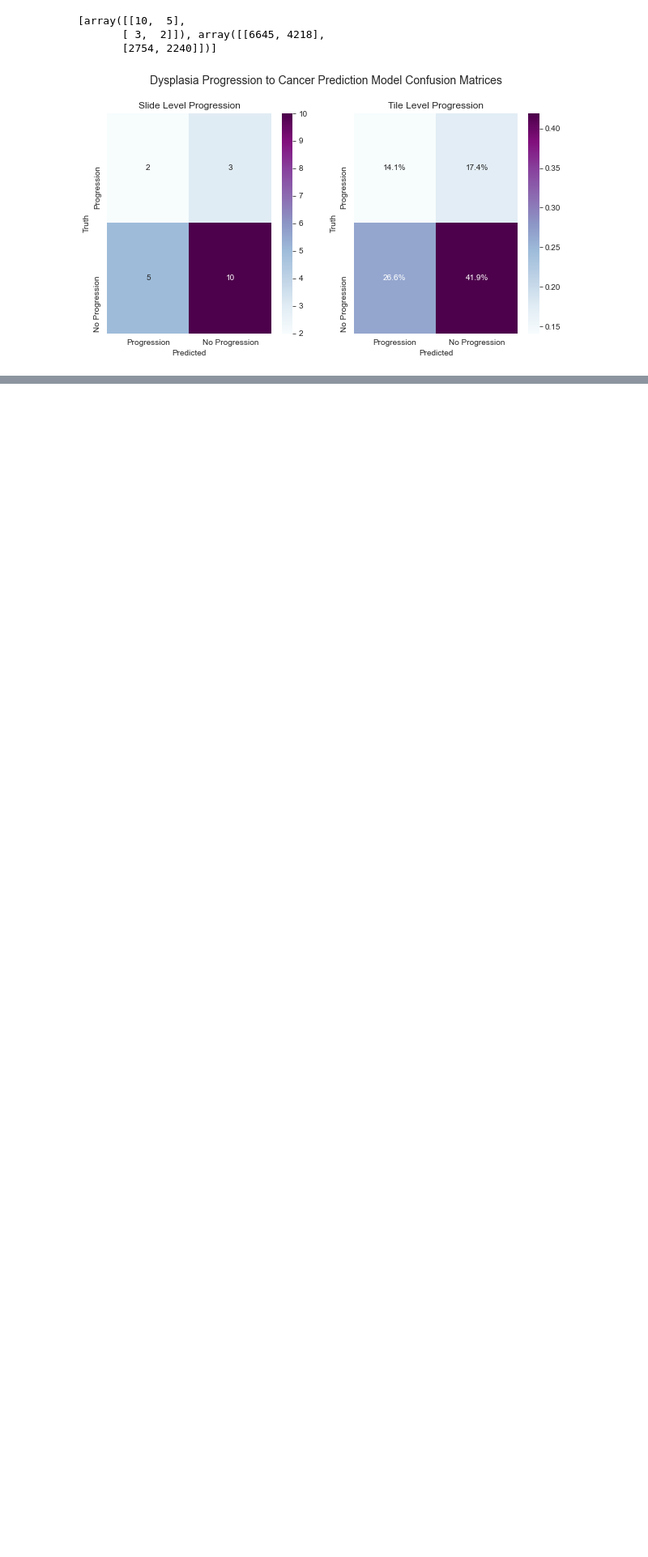
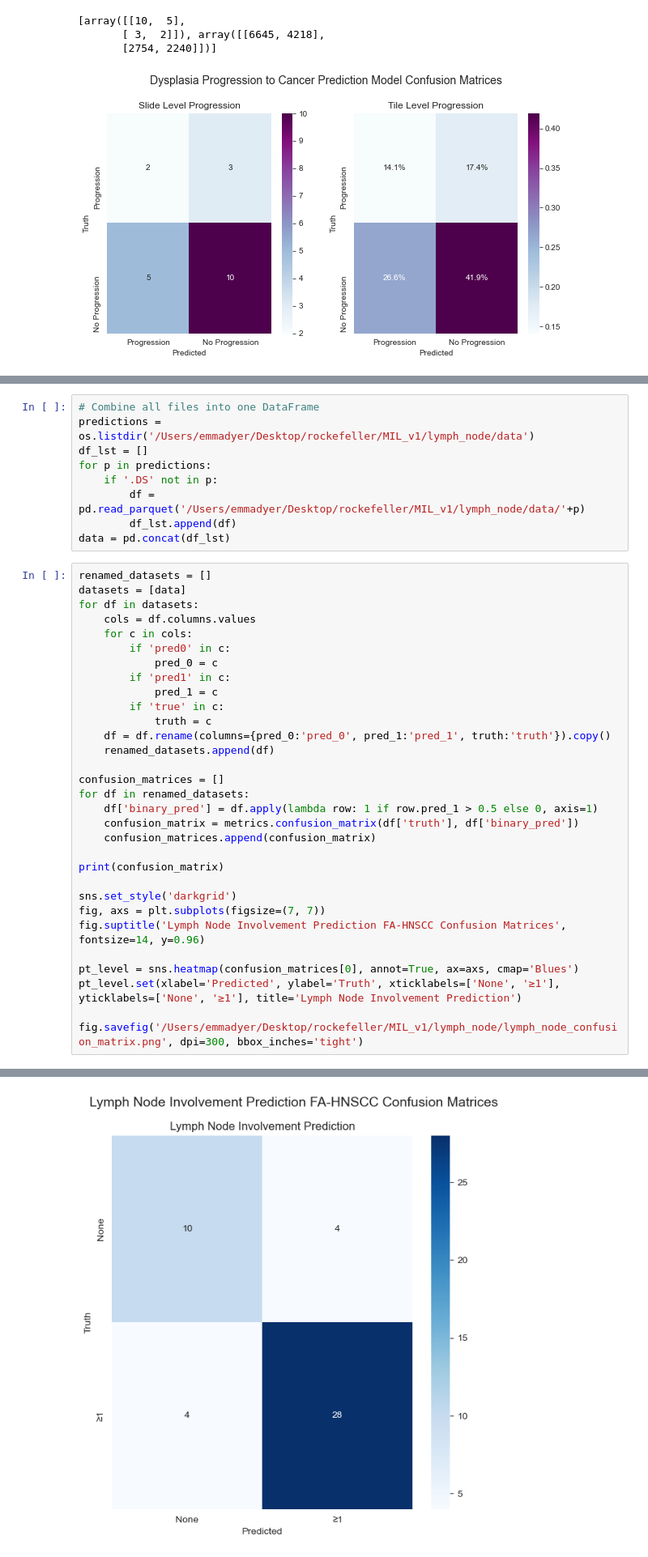
Before and after one commit to emmachancellor/ecd_toolkit, a Jupyter notebook: plotting_functions_ecd.ipynb, the cells around one changed output, grey strips where cells are left out. Shown at 81% size. Drawn from its saved outputs; the diff is of its cells as text; blank space fills up the shorter version.

Commit message:
Single confusion matrix update

```diff
--- a/plotting_functions_ecd.ipynb
+++ b/plotting_functions_ecd.ipynb
@@ -320,0 +321,41 @@ fig.savefig('/Users/emmadyer/Desktop/pearson_lab/PROJECTS/scripps_dysplasia/figu
+# %%
+# Combine all files into one DataFrame
+predictions = os.listdir('/Users/emmadyer/Desktop/rockefeller/MIL_v1/lymph_node/data')
+df_lst = []
+for p in predictions:
+    if '.DS' not in p:
+        df = pd.read_parquet('/Users/emmadyer/Desktop/rockefeller/MIL_v1/lymph_node/data/'+p)
+        df_lst.append(df)
+data = pd.concat(df_lst)
+# %%
+renamed_datasets = []
+datasets = [data]
+for df in datasets:
+    cols = df.columns.values
+    for c in cols:
+        if 'pred0' in c:
+            pred_0 = c
+        if 'pred1' in c:
+            pred_1 = c
+        if 'true' in c:
+            truth = c
+    df = df.rename(columns={pred_0:'pred_0', pred_1:'pred_1', truth:'truth'}).copy()
+    renamed_datasets.append(df)
+
+confusion_matrices = []
+for df in renamed_datasets:
+    df['binary_pred'] = df.apply(lambda row: 1 if row.pred_1 > 0.5 else 0, axis=1)
+    confusion_matrix = metrics.confusion_matrix(df['truth'], df['binary_pred'])
+    confusion_matrices.append(confusion_matrix)
+
+print(confusion_matrix)
+
+sns.set_style('darkgrid')
+fig, axs = plt.subplots(figsize=(7, 7))
+fig.suptitle('Lymph Node Involvement Prediction FA-HNSCC Confusion Matrices', fontsize=14, y=0.96)
+
+pt_level = sns.heatmap(confusion_matrices[0], annot=True, ax=axs, cmap='Blues')
+pt_level.set(xlabel='Predicted', ylabel='Truth', xticklabels=['None', '≥1'], yticklabels=['None', '≥1'], title='Lymph Node Involvement Prediction')
+
+fig.savefig('/Users/emmadyer/Desktop/rockefeller/MIL_v1/lymph_node/lymph_node_confusion_matrix.png', dpi=300, bbox_inches='tight')
+# %% [output]
@@ -320,0 +364 @@ fig.savefig('/Users/emmadyer/Desktop/pearson_lab/PROJECTS/scripps_dysplasia/figu
+[figure, added]
```
Also changed, not shown: parts of 9 cells of this notebook.
